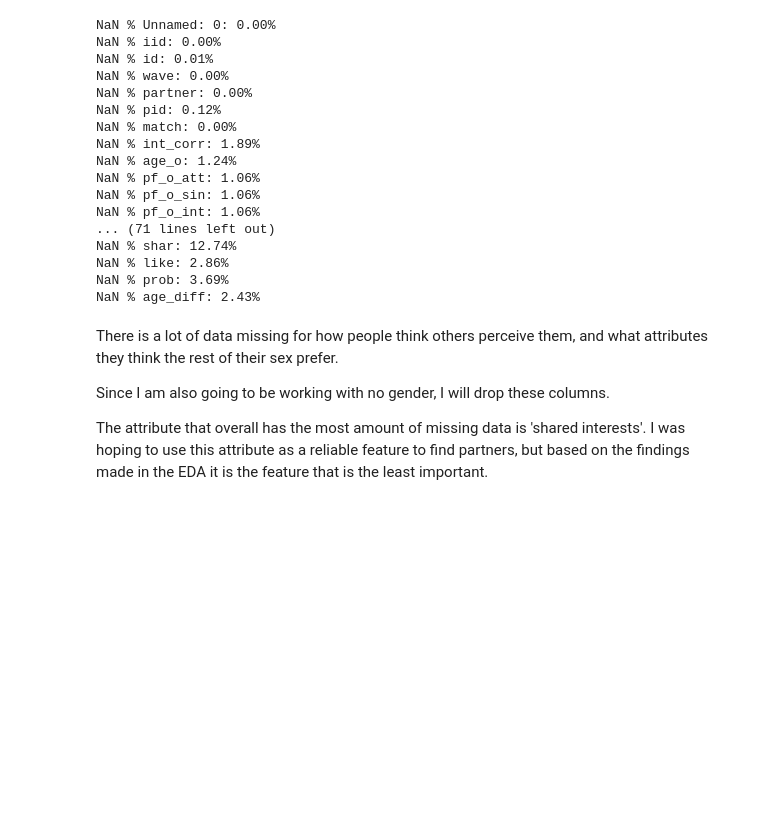
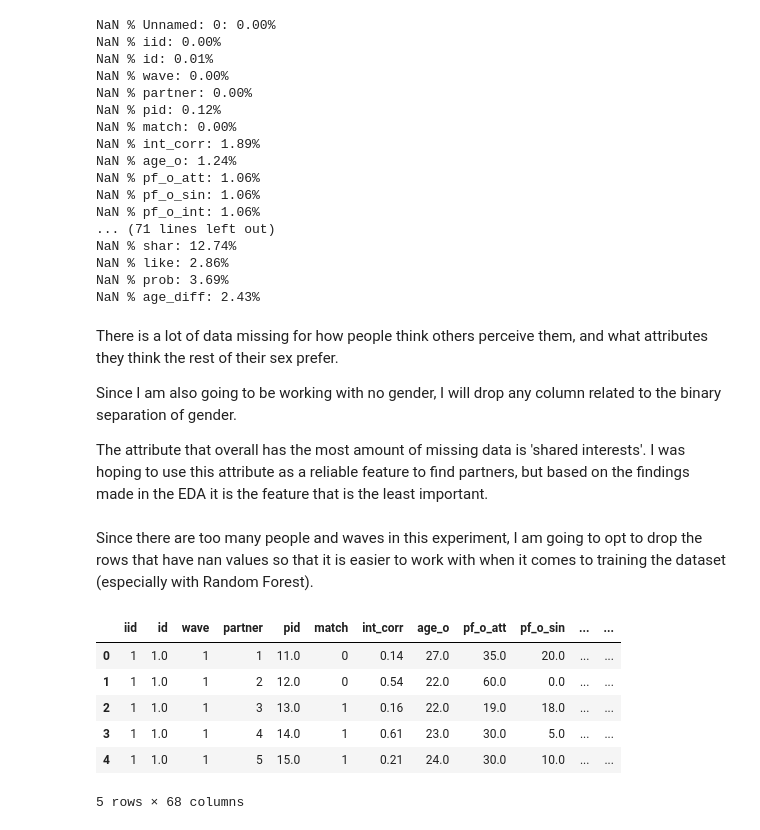
Before and after one commit to meralegre/capstone, a Jupyter notebook: modelling.ipynb, the cells around one changed output. Cells and saved outputs as stored; diff of their text form; code cells hidden in the pictures; blank space fills up the shorter version.

```diff
--- a/modelling.ipynb
+++ b/modelling.ipynb
@@ -30,7 +33,7 @@ NaN % age_diff: 2.43%
 # %% [markdown]
 There is a lot of data missing for how people think others perceive them, and what attributes they think the rest of their sex prefer.
 
-Since I am also going to be working with no gender, I will drop these columns.
+Since I am also going to be working with no gender, I will drop any column related to the binary separation of gender.
 
 The attribute that overall has the most amount of missing data is 'shared interests'. I was hoping to use this attribute as a reliable feature to find partners, but based on the findings made in the EDA it is the feature that is the least important.
 # %%
@@ -45,4 +48,16 @@ def drop_columns(df, suffix):
 suffix= ['_fellow_want', 'perceived', '_o_want', '_diff']
 df = drop_columns(df, suffix)
 df = df.drop(columns=['Unnamed: 0'])
+# %% [markdown]
+Since there are too many people and waves in this experiment, I am going to opt to drop the rows that have nan values so that it is easier to work with when it comes to training the dataset (especially with Random Forest).
+# %%
+df.head()
+# %% [output]
+|  | iid | id | wave | partner | pid | match | int_corr | age_o | pf_o_att | pf_o_sin | ... | ... |
+| 0 | 1 | 1.0 | 1 | 1 | 11.0 | 0 | 0.14 | 27.0 | 35.0 | 20.0 | ... | ... |
+| 1 | 1 | 1.0 | 1 | 2 | 12.0 | 0 | 0.54 | 22.0 | 60.0 | 0.0 | ... | ... |
+| 2 | 1 | 1.0 | 1 | 3 | 13.0 | 1 | 0.16 | 22.0 | 19.0 | 18.0 | ... | ... |
+| 3 | 1 | 1.0 | 1 | 4 | 14.0 | 1 | 0.61 | 23.0 | 30.0 | 5.0 | ... | ... |
+| 4 | 1 | 1.0 | 1 | 5 | 15.0 | 1 | 0.21 | 24.0 | 30.0 | 10.0 | ... | ... |
+5 rows × 68 columns
 # %%
```
Also changed, not shown: parts of 9 cells of this notebook.
